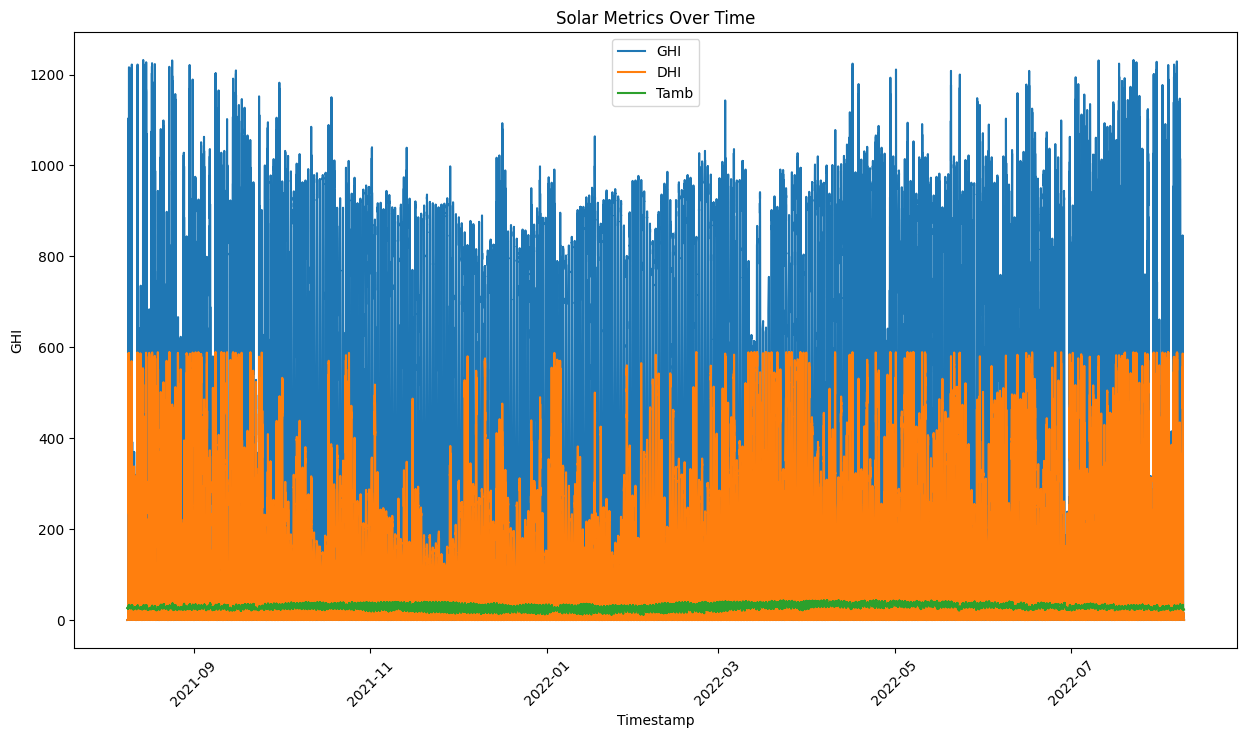
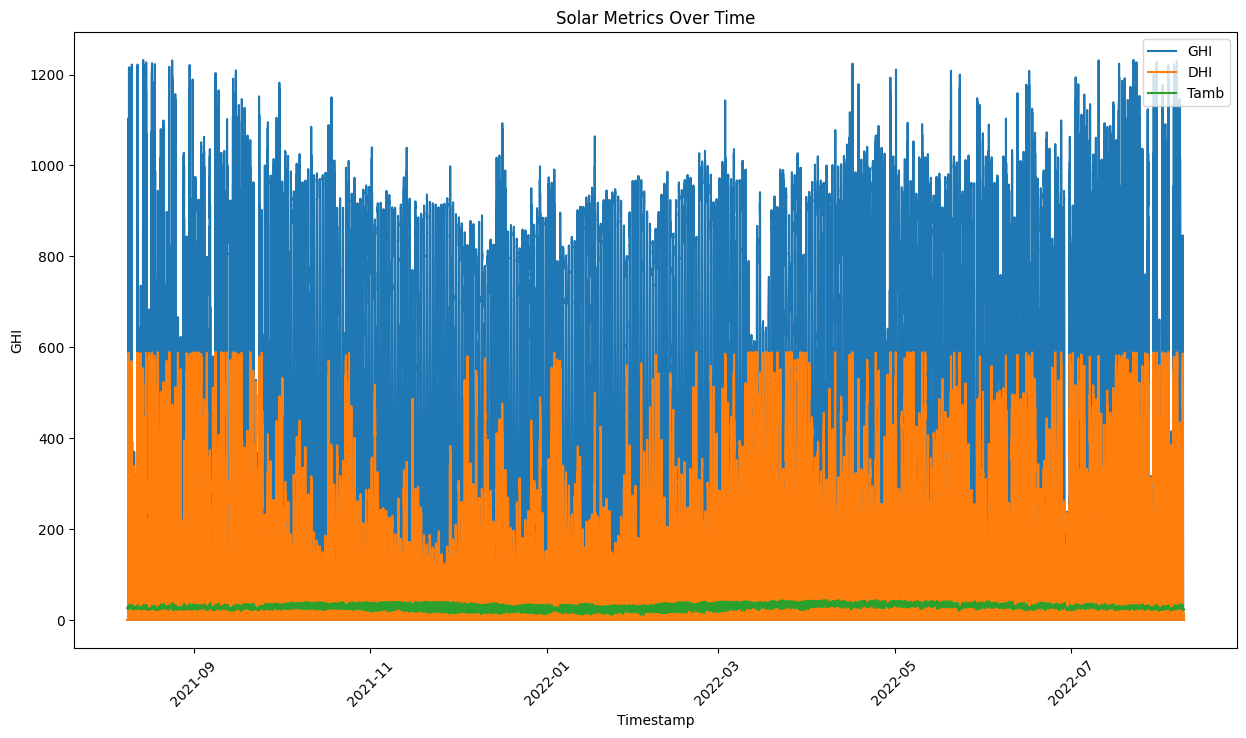
The change to this notebook cell's code, shown as a diff; its figure went from the first image to the second:
--- before
+++ after
@@ -9,3 +9,4 @@
 plt.title('Solar Metrics Over Time')
 plt.xticks(rotation=45)
+plt.legend(loc='upper right')
 plt.show()

Commit: Created using Colab